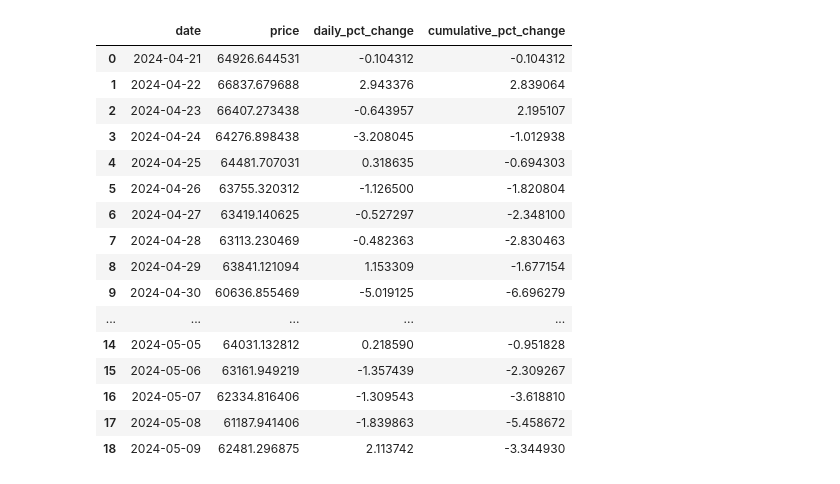
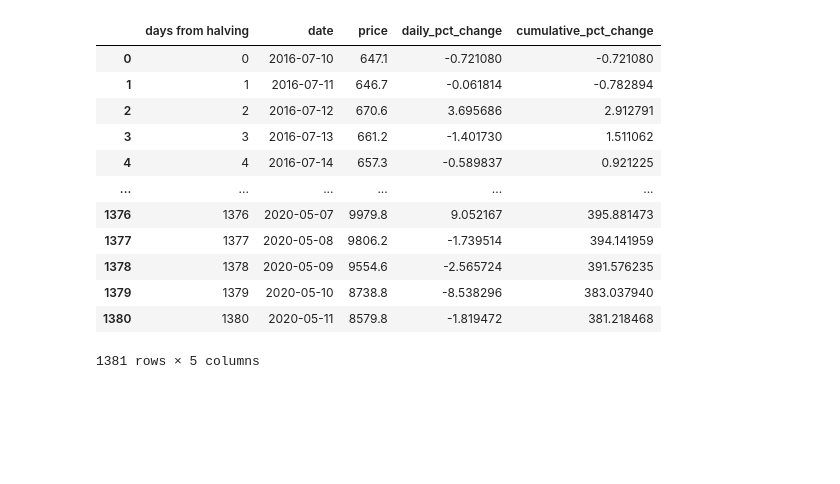
Before and after one commit to guevarch/BitcoinFinal, a Jupyter notebook: map2.ipynb, the cells around one changed output. Saved outputs shown, nothing was run; the diff lists cells and outputs as text; code cells hidden in the pictures; blank space fills up the shorter version.

```diff
--- a/map2.ipynb
+++ b/map2.ipynb
@@ -86,44 +88,55 @@ df
 # %%
 # Convert the dates to datetime objects
 date1 = pd.to_datetime('2012-11-28')
 date2 = pd.to_datetime('2016-07-9')
 date3 = pd.to_datetime('2020-05-11')
 date4 = pd.to_datetime('2024-04-20')
 
 # Create the cycle DataFrames
 cycle1 = df[df['date'] <= date1]
 cycle2 = df[(df['date'] > date1) & (df['date'] <= date2)]
 cycle3 = df[(df['date'] > date2) & (df['date'] <= date3)]
 cycle4 = df[(df['date'] > date3) & (df['date'] <= date4)]
 cycle5 = df[df['date'] > date4]
 
 cycle1 = cycle1.reset_index(drop=True)
 cycle2 = cycle2.reset_index(drop=True)
 cycle3 = cycle3.reset_index(drop=True)
 cycle4 = cycle4.reset_index(drop=True)
 cycle5 = cycle5.reset_index(drop=True)
 
 
 cycle1['cumulative_pct_change'] = cycle1['daily_pct_change'].cumsum()
 cycle2['cumulative_pct_change'] = cycle2['daily_pct_change'].cumsum()
 cycle3['cumulative_pct_change'] = cycle3['daily_pct_change'].cumsum()
 cycle4['cumulative_pct_change'] = cycle4['daily_pct_change'].cumsum()
 cycle5['cumulative_pct_change'] = cycle5['daily_pct_change'].cumsum()
+
+cycle1 = cycle1.reset_index()
+cycle2 = cycle2.reset_index()
+cycle3 = cycle3.reset_index()
+cycle4 = cycle4.reset_index()
+cycle5 = cycle5.reset_index()
+
+cycle1 = cycle1.rename(columns={'index': 'days from halving'})
+
+cycle2 = cycle2.rename(columns={'index': 'days from halving'})
+cycle3 = cycle3.rename(columns={'index': 'days from halving'})
+cycle4 = cycle4.rename(columns={'index': 'days from halving'})
+cycle5 = cycle5.rename(columns={'index': 'days from halving'})
+
+cycle3
 # %% [output]
-|  | date | price | daily_pct_change | cumulative_pct_change |
-| 0 | 2024-04-21 | 64926.644531 | -0.104312 | -0.104312 |
-| 1 | 2024-04-22 | 66837.679688 | 2.943376 | 2.839064 |
-| 2 | 2024-04-23 | 66407.273438 | -0.643957 | 2.195107 |
-| 3 | 2024-04-24 | 64276.898438 | -3.208045 | -1.012938 |
-| 4 | 2024-04-25 | 64481.707031 | 0.318635 | -0.694303 |
-| 5 | 2024-04-26 | 63755.320312 | -1.126500 | -1.820804 |
-| 6 | 2024-04-27 | 63419.140625 | -0.527297 | -2.348100 |
-| 7 | 2024-04-28 | 63113.230469 | -0.482363 | -2.830463 |
-| 8 | 2024-04-29 | 63841.121094 | 1.153309 | -1.677154 |
-| 9 | 2024-04-30 | 60636.855469 | -5.019125 | -6.696279 |
-| ... | ... | ... | ... | ... |
-| 14 | 2024-05-05 | 64031.132812 | 0.218590 | -0.951828 |
-| 15 | 2024-05-06 | 63161.949219 | -1.357439 | -2.309267 |
-| 16 | 2024-05-07 | 62334.816406 | -1.309543 | -3.618810 |
-| 17 | 2024-05-08 | 61187.941406 | -1.839863 | -5.458672 |
-| 18 | 2024-05-09 | 62481.296875 | 2.113742 | -3.344930 |
+|  | days from halving | date | price | daily_pct_change | cumulative_pct_change |
+| 0 | 0 | 2016-07-10 | 647.1 | -0.721080 | -0.721080 |
+| 1 | 1 | 2016-07-11 | 646.7 | -0.061814 | -0.782894 |
+| 2 | 2 | 2016-07-12 | 670.6 | 3.695686 | 2.912791 |
+| 3 | 3 | 2016-07-13 | 661.2 | -1.401730 | 1.511062 |
+| 4 | 4 | 2016-07-14 | 657.3 | -0.589837 | 0.921225 |
+| ... | ... | ... | ... | ... | ... |
+| 1376 | 1376 | 2020-05-07 | 9979.8 | 9.052167 | 395.881473 |
+| 1377 | 1377 | 2020-05-08 | 9806.2 | -1.739514 | 394.141959 |
+| 1378 | 1378 | 2020-05-09 | 9554.6 | -2.565724 | 391.576235 |
+| 1379 | 1379 | 2020-05-10 | 8738.8 | -8.538296 | 383.037940 |
+| 1380 | 1380 | 2020-05-11 | 8579.8 | -1.819472 | 381.218468 |
+1381 rows × 5 columns
```
Also changed, not shown: parts of 6 cells of this notebook, 2 other files.
